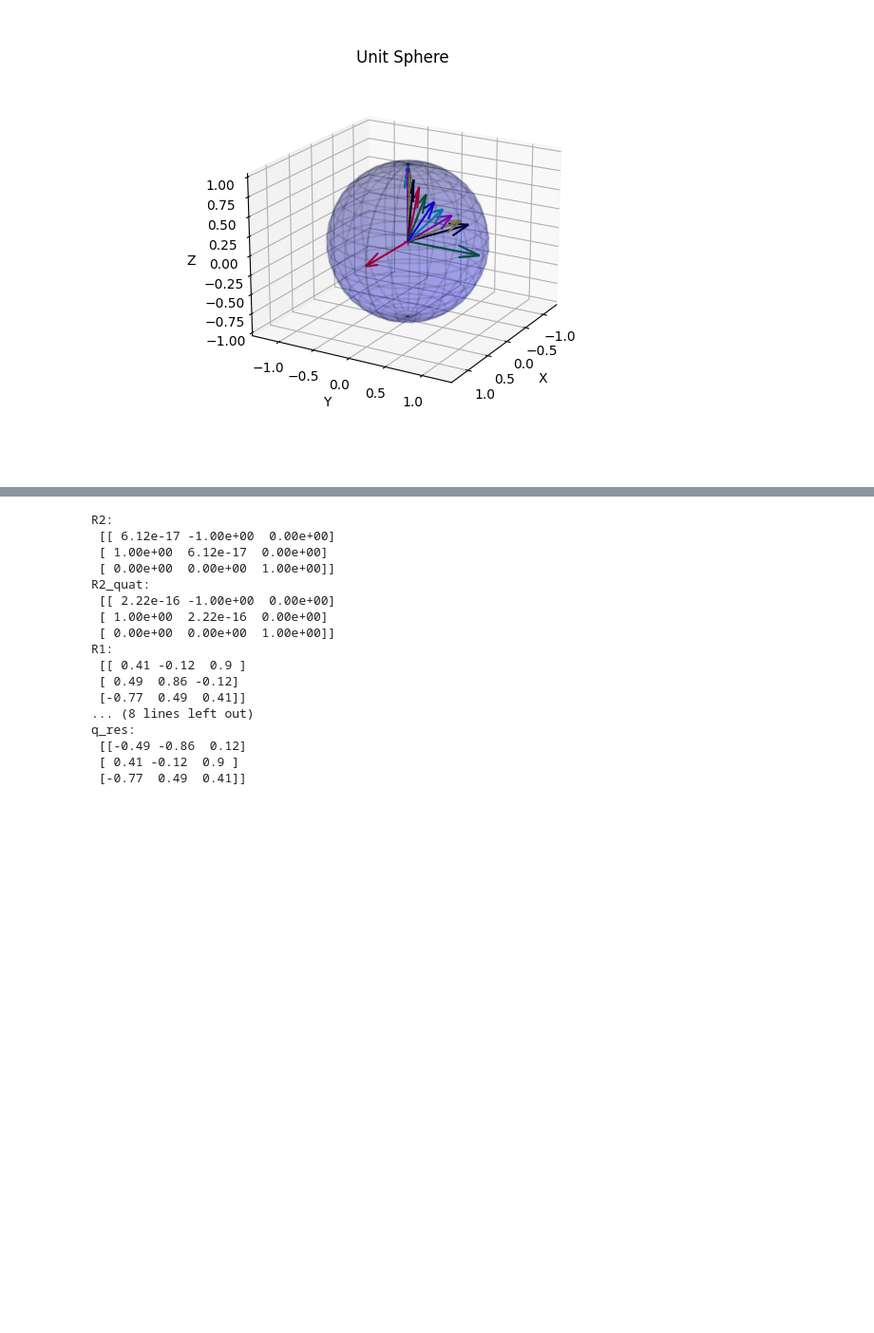
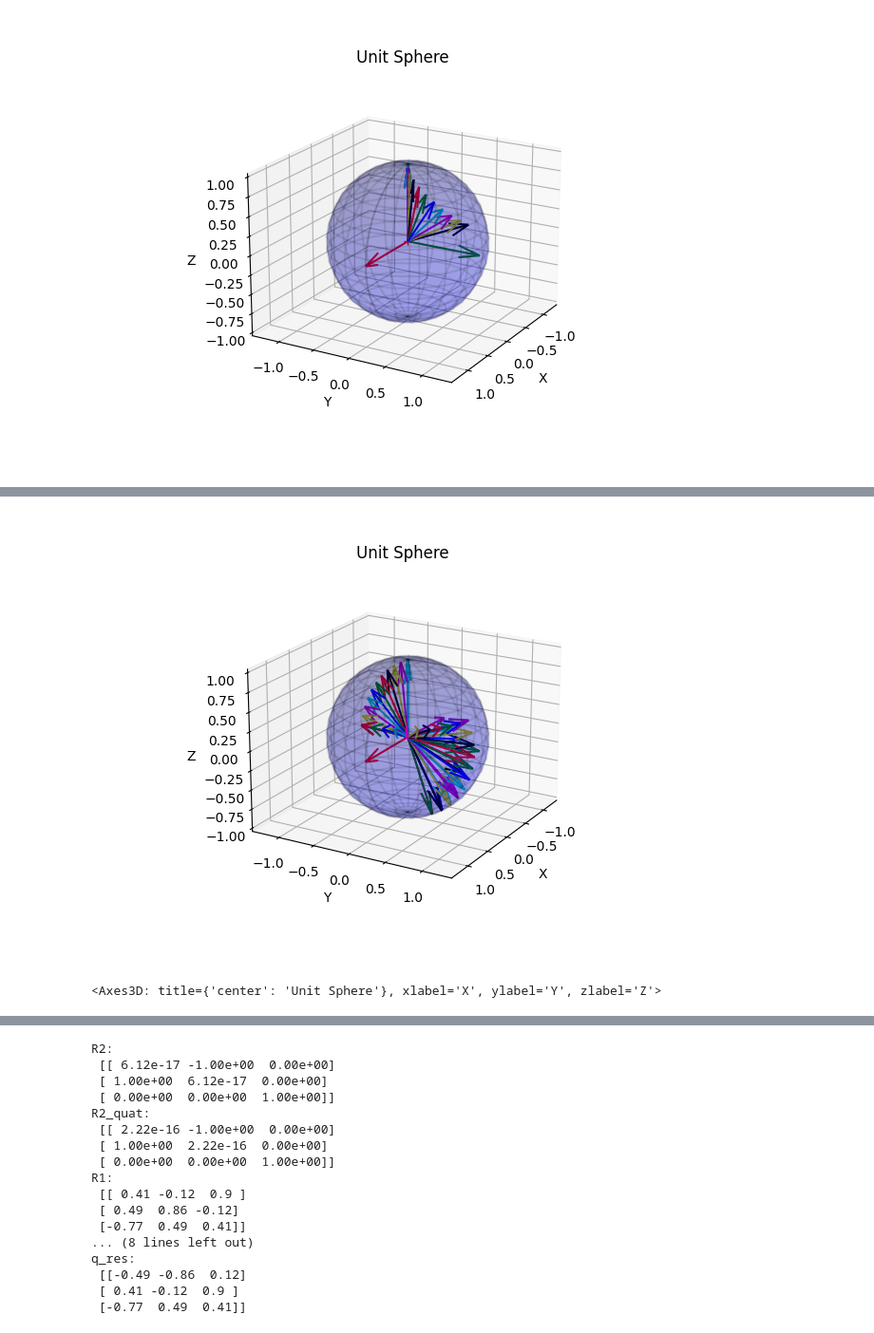
Before and after one commit to mustafab0/cross-spherical, a Jupyter notebook: code/trajectory/great_circle_path.ipynb, the cells around one changed output, grey strips where cells are left out. Shown at 95% size. Saved outputs shown, nothing was run; the diff lists cells and outputs as text; code cells hidden in the pictures; blank space fills up the shorter version.

```diff
--- a/code/trajectory/great_circle_path.ipynb
+++ b/code/trajectory/great_circle_path.ipynb
@@ -393,3 +362,56 @@ plot_vector(euls_list)
+# %%
+euls_list = [[ 1 , 0 , 0 ] ,
+[ 0 , 1 , 0 ] ,
+[ 0 , 0 , 1 ] ,
+[ 0.0 , 0.0 , 1.0 ] ,
+[ 0.10889859494501754 , -0.037217592979503486 , 0.9933559013726214 ] ,
+[ 0.21773527310682736 , -0.06961203505483832 , 0.9735222213286244 ] ,
+[ 0.32489461291523186 , -0.09670250779818328 , 0.9407933436649113 ] ,
+[ 0.4287860888975829 , -0.118086917588568 , 0.8956550507100068 ] ,
+[ 0.5278676792456429 , -0.13344786373511522 , 0.8387773130410437 ] ,
+[ 0.620668753460934 , -0.1425573495352161 , 0.7710043453643726 ] ,
+[ 0.7058119003659286 , -0.1452801663431877 , 0.693342076156591 ] ,
+[ 0.7820333724961894 , -0.14157590042096294 , 0.6069432170493628 ] ,
+[ 0.8482018434250815 , -0.13149953278389068 , 0.513090153567491 ] ,
+[ 0.9033351996132094 , -0.11520062313835959 , 0.4131759111665352 ],
+[ 0.9033351996132101 , -0.11520062313835923 , 0.4131759111665342 ] ,
+[ 0.9102349921600994 , 0.02753044640045077 , 0.4131759111665342 ] ,
+[ 0.8947217783032636 , 0.16958362498056842 , 0.4131759111665342 ] ,
+[ 0.8571775448532626 , 0.3074610918978807 , 0.41317591116653424 ] ,
+[ 0.7985267554398029 , 0.4377678463278054 , 0.4131759111665345 ] ,
+[ 0.7202135871490544 , 0.5572953035129543 , 0.41317591116653424 ] ,
+[ 0.624166370090839 , 0.6631003007685411 , 0.41317591116653474 ] ,
+[ 0.5127501055115682 , 0.7525775679154802 , 0.41317591116653496 ] ,
+[ 0.3887082316145665 , 0.8235238776785895 , 0.4131759111665345 ] ,
+[ 0.2550950710065553 , 0.8741922964541978 , 0.413175911166535 ] ,
+[ 0.11520062313835988 , 0.9033351996132096 , 0.41317591116653485 ],
+[ 0.11520062313835984 , 0.90333519961321 , 0.4131759111665343 ] ,
+[ 0.11520062313835931 , 0.9568485969379955 , 0.2667762713704559 ] ,
+[ 0.11520062313835967 , 0.9868012062077393 , 0.11380771439355254 ] ,
+[ 0.11520062313835994 , 0.992455494775209 , -0.041963166217868796 ] ,
+[ 0.1152006231383597 , 0.9736722352903662 , -0.1967007744092424 ] ,
+[ 0.1152006231383595 , 0.9309139339397913 , -0.3465949567222173 ] ,
+[ 0.11520062313835974 , 0.8652334420094022 , -0.4879548209179783 ] ,
+[ 0.11520062313836034 , 0.77824803119158 , -0.617299617993534 ] ,
+[ 0.11520062313835938 , 0.672099570988687 , -0.7314444497741142 ] ,
+[ 0.1152006231383603 , 0.5494017887774608 , -0.827578691676302 ] ,
+[ 0.1152006231383598 , 0.4131759111665342 , -0.90333519961321 ],
+[ 0.1152006231383598 , 0.4131759111665345 , -0.9033351996132097 ] ,
+[ -0.043521811541850385 , 0.46689989615130545 , -0.8832385515216237 ] ,
+[ -0.20445579464545688 , 0.4977726365174966 , -0.8428643012788684 ] ,
+[ -0.36230003080909173 , 0.504777159266606 , -0.7835424092915881 ] ,
+[ -0.511855003428672 , 0.4876827297628759 , -0.7072269865863886 ] ,
+[ -0.6481942509351311 , 0.4470524523185213 , -0.6164319248146064 ] ,
+[ -0.7668266484167999 , 0.3842247210829572 , -0.5141480866312557 ] ,
+[ -0.8638443489007371 , 0.301269132258719 , -0.4037447842639458 ] ,
+[ -0.9360515109877469 , 0.20091830993127496 , -0.288858791647262 ] ,
+[ -0.9810695724488231 , 0.08647789122496026 , -0.1732745461525362 ] ,
+[ -0.9974156019857467 , -0.038282364053315976 , -0.06079948616476824 ] ]
+
+plot_vector(euls_list)
+# %% [output]
+[figure, added]
+<Axes3D: title={'center': 'Unit Sphere'}, xlabel='X', ylabel='Y', zlabel='Z'>
 # %%
 euls_list = [[ 1 , 0 , 0 ] ,
 [ 0 , 1 , 0 ] ,
```
Also changed, not shown: parts of 2 cells of this notebook, 2 other files.
